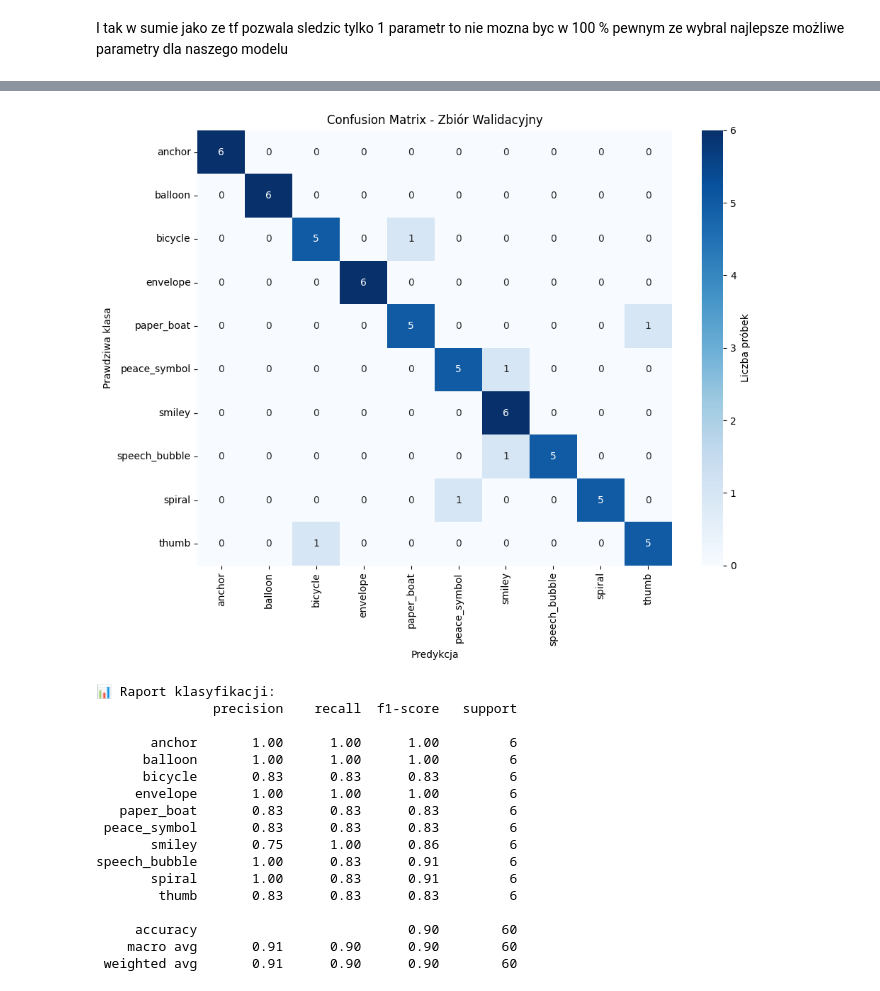
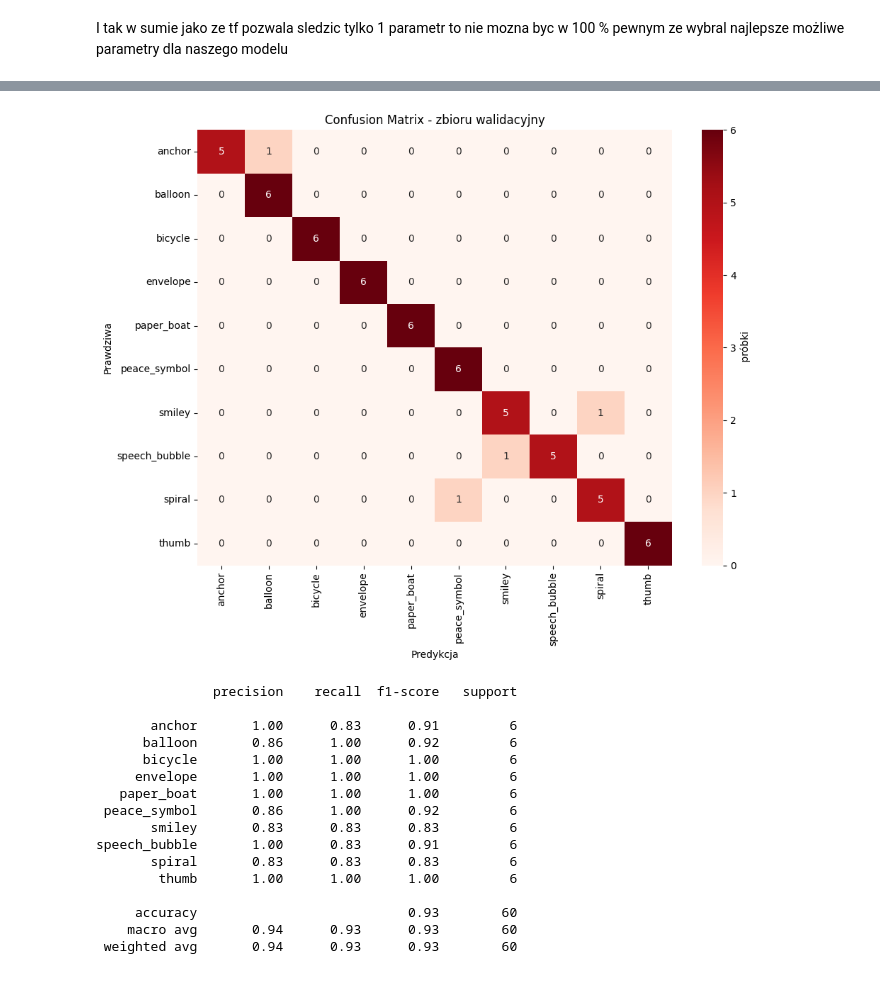
Before and after one commit to fidok15/ProjektRekrutacjaSolvro, a Jupyter notebook: Project/tensorflow.ipynb, the cells around one changed output, grey strips where cells are left out. Saved outputs shown, nothing was run; the diff lists cells and outputs as text; code cells hidden in the pictures.

```diff
--- a/Project/tensorflow.ipynb
+++ b/Project/tensorflow.ipynb
@@ -300,29 +282,20 @@ I tak w sumie jako ze tf pozwala sledzic tylko 1 parametr to nie mozna byc w 100
 
 y_val_pred_labels = np.argmax(model.predict(val_ds), axis=1)
 
-# Pobierz prawdziwe etykiety
 y_val_true = np.concatenate([np.argmax(labels.numpy(), axis=1) for _, labels in val_ds])
 
-# Stwórz confusion matrix
-from sklearn.metrics import confusion_matrix
+cm = confusion_matrix(y_val_true, y_val_pred_labels)
 
-cm = confusion_matrix(y_true, y_val_pred_labels)
-
-# Wyświetl heatmapę
 plt.figure(figsize=(10, 8))
-sn.heatmap(cm, annot=True, fmt='d', cmap='Blues',
+sn.heatmap(cm, annot=True, fmt='d', cmap='Reds',
            xticklabels=class_names,
            yticklabels=class_names,
-           cbar_kws={'label': 'Liczba próbek'})
+           cbar_kws={'label': ' próbki'})
 plt.xlabel('Predykcja')
-plt.ylabel('Prawdziwa klasa')
-plt.title('Confusion Matrix - Zbiór Walidacyjny')
+plt.ylabel('Prawdziwa')
+plt.title('Confusion Matrix - zbioru walidacyjny')
 plt.tight_layout()
 plt.show()
 
-# Statystyki
-from sklearn.metrics import classification_report
-print("\n📊 Raport klasyfikacji:")
 print(classification_report(y_val_true, y_val_pred_labels, target_names=class_names))
-# ...existing code...
 # %% [output]
@@ -331,18 +304,17 @@ print(classification_report(y_val_true, y_val_pred_labels, target_names=class_na
-[figure, old version]
+[figure, new version]
-📊 Raport klasyfikacji:
                precision    recall  f1-score   support
 
-       anchor       1.00      1.00      1.00         6
-      balloon       1.00      1.00      1.00         6
-      bicycle       0.83      0.83      0.83         6
+       anchor       1.00      0.83      0.91         6
+      balloon       0.86      1.00      0.92         6
+      bicycle       1.00      1.00      1.00         6
      envelope       1.00      1.00      1.00         6
-   paper_boat       0.83      0.83      0.83         6
- peace_symbol       0.83      0.83      0.83         6
-       smiley       0.75      1.00      0.86         6
+   paper_boat       1.00      1.00      1.00         6
+ peace_symbol       0.86      1.00      0.92         6
+       smiley       0.83      0.83      0.83         6
 speech_bubble       1.00      0.83      0.91         6
-       spiral       1.00      0.83      0.91         6
-        thumb       0.83      0.83      0.83         6
+       spiral       0.83      0.83      0.83         6
+        thumb       1.00      1.00      1.00         6
 
-     accuracy                           0.90        60
-    macro avg       0.91      0.90      0.90        60
- weighted avg       0.91      0.90      0.90        60
+     accuracy                           0.93        60
+    macro avg       0.94      0.93      0.93        60
+ weighted avg       0.94      0.93      0.93        60
```
Also changed, not shown: parts of 13 cells of this notebook, 2 other files.
